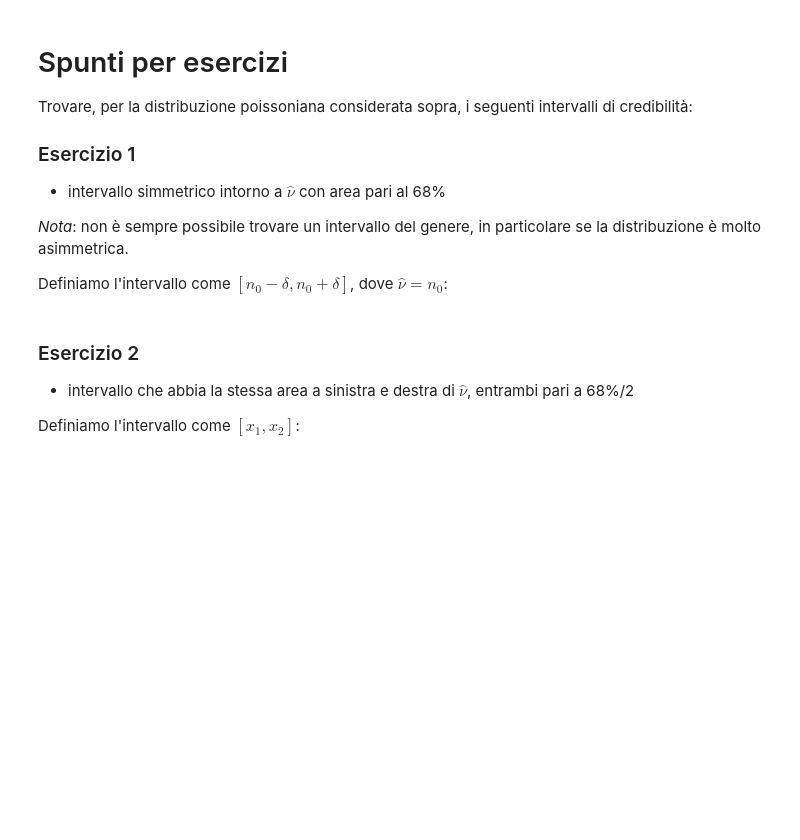
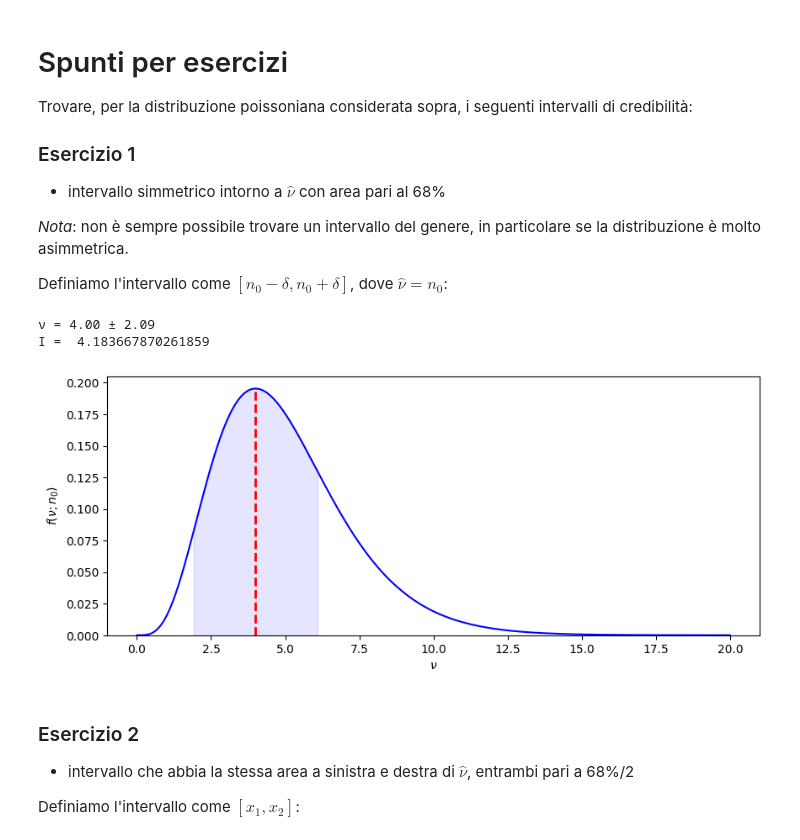
Before and after one commit to lucalista/analisi-dati-2024, a Jupyter notebook: 11.01.00__Inferenza_bayesiana.ipynb, the cells around one changed output. Cells and saved outputs as stored; diff of their text form; code cells hidden in the pictures; blank space fills up the shorter version.

```diff
--- a/11.01.00__Inferenza_bayesiana.ipynb
+++ b/11.01.00__Inferenza_bayesiana.ipynb
@@ -234,5 +233,5 @@ def area1(x1):
     return integrate.quad(lambda x: poisson.pmf(n0, x), 0, x1)[0]
 def area2(x2):
     return integrate.quad(lambda x: poisson.pmf(n0, x), x2, 20)[0]
-alpha = 1 - 0.6823
+alpha=(1-0.6823)
 # %%
@@ -243,14 +242,15 @@ print("CI({:.2%}) = [{:.2f}, {:.2f}]".format(1 - alpha, x1, x2))
 # %% [output]
 CI(68.23%) = [2.84, 7.16]
 # %%
-plt.figure(figsize=(10, 4))
+plt.figure(figsize=(10,4))
+n0 = 4
 x = np.linspace(0, 20, 200)
 plt.plot(x, poisson.pmf(n0, x), color='b')
-plt.plot([n0, n0], [0, poisson.pmf(n0, n0)], color='red', linewidth=2, linestyle='--')
+plt.plot([n0, n0], [0,poisson.pmf(n0, n0)], color='red', linewidth=2, linestyle='--')
 x_1s = np.linspace(x1, x2, 200)
 y_1s = poisson.pmf(n0, x_1s)
 plt.fill_between(x_1s, y_1s, alpha=0.1, color='blue')
-plt.ylim(bottom = 0)
+plt.ylim(bottom=0)
 plt.xlabel(r'$\nu$')
 plt.ylabel(r'$f(\nu;n_0)$')
 plt.show()
@@ -321,6 +321,29 @@ Trovare, per la distribuzione poissoniana considerata sopra, i seguenti interval
 *Nota*: non è sempre possibile trovare un intervallo del genere, in particolare se la distribuzione è molto asimmetrica.
 
 Definiamo l'intervallo come $[n_0-\delta, n_0+\delta]$, dove $\hat{\nu}=n_0$:
+# %%
+def area(delta):
+    return integrate.quad(lambda x: poisson.pmf(n0, x), n0 - delta, n0 + delta)[0]
+prob = 0.6823
+delta = optimize.root(lambda delta: area(delta) - prob, 0.1).x[0]
+s1, s2 = n0 - x1, x2 - n0
+print("ν = {:.2f} ± {:.2f}".format(n0, delta))
+print("I = ", 2*delta)
+x1, x2 = n0 - delta, n0 + delta
+plt.figure(figsize=(10, 4))
+plt.plot(x, poisson.pmf(n0, x), color='b')
+plt.plot([n0, n0], [0,poisson.pmf(n0, n0)], color='red', linewidth=2, linestyle='--')
+x_1s = np.linspace(x1, x2, 200)
+y_1s = poisson.pmf(n0, x_1s)
+plt.fill_between(x_1s, y_1s, alpha=0.1, color='blue')
+plt.ylim(bottom=0)
+plt.xlabel(r'$\nu$')
+plt.ylabel(r'$f(\nu;n_0)$')
+plt.show()
+# %% [output]
+ν = 4.00 ± 2.09
+I =  4.183667870261859
+[figure, added]
 # %% [markdown]
 ### Esercizio 2
 
```
Also changed, not shown: parts of 18 cells of this notebook.
